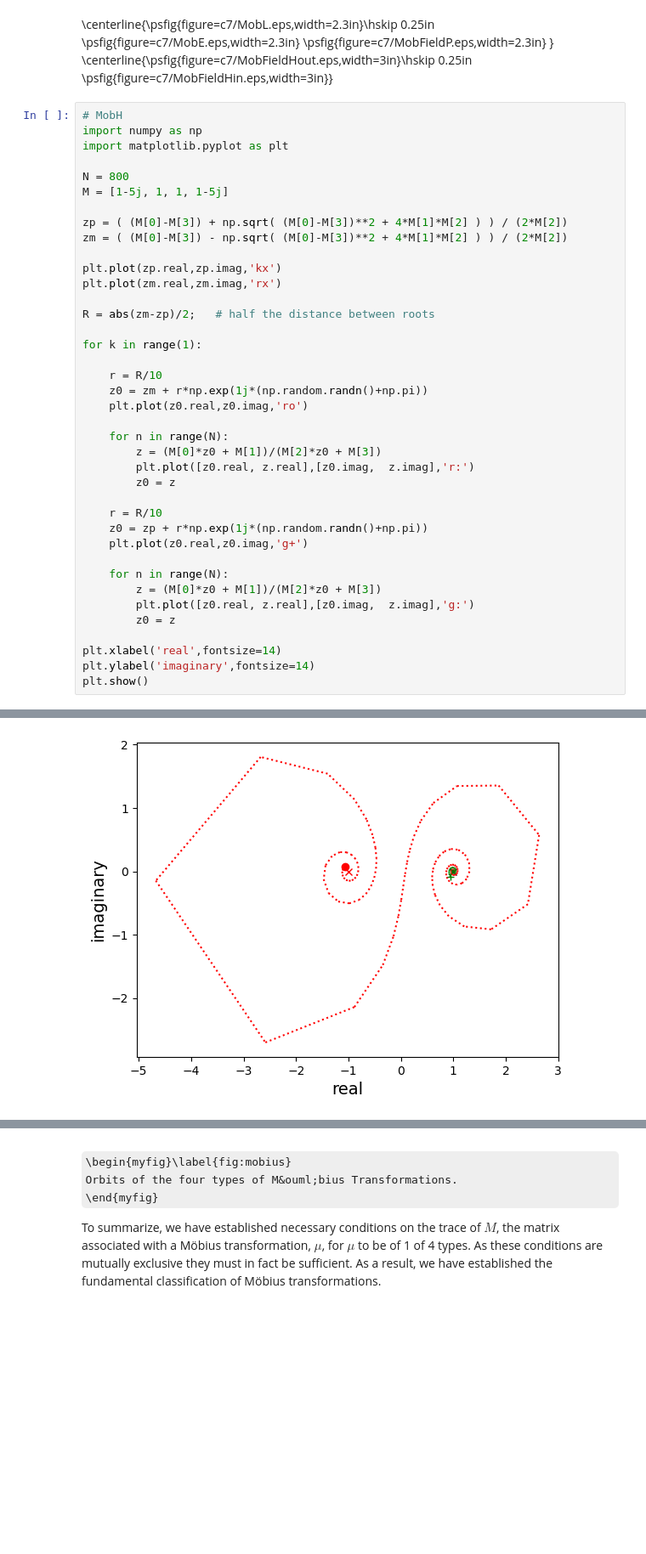
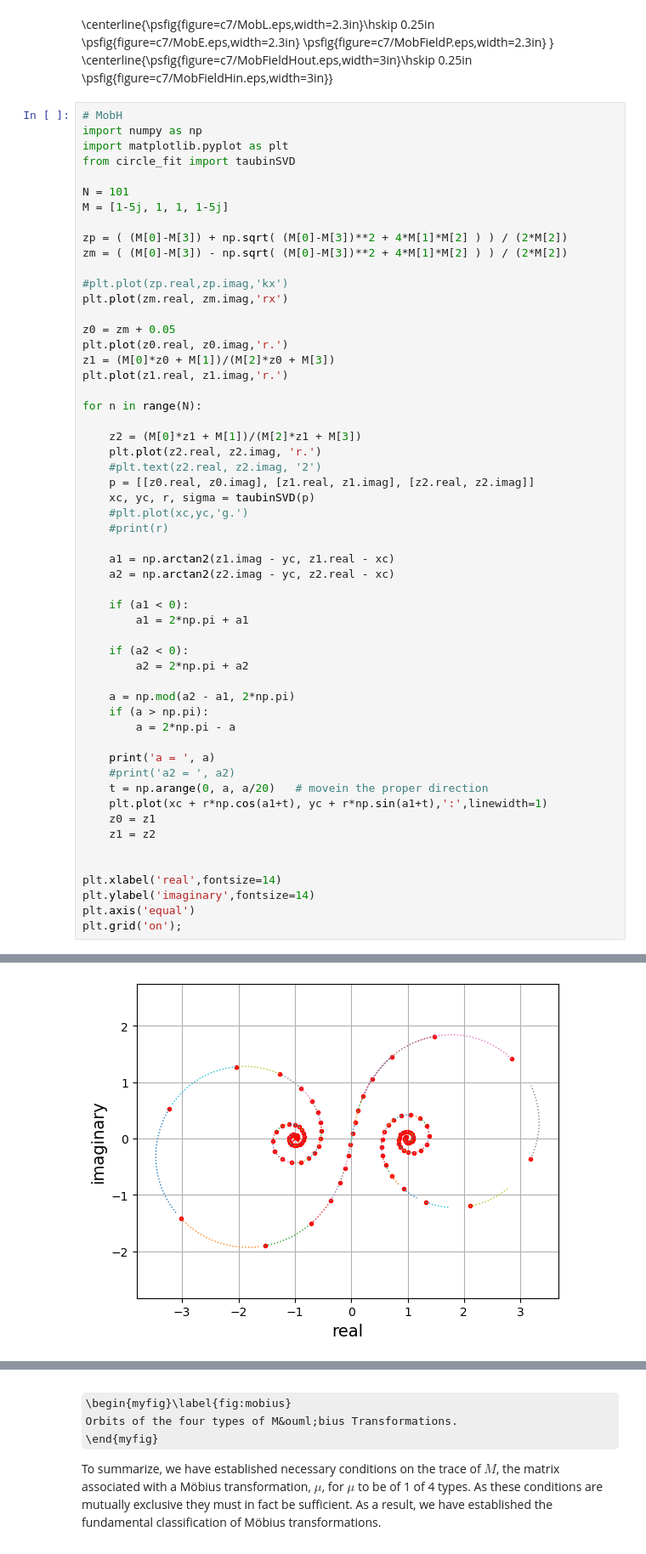
Before and after one commit to steve-cox-LA/JLA, a Jupyter notebook: TransPlane/1.7.MobiusTransformations.ipynb, the cells around one changed output, grey strips where cells are left out. Shown at 85% size. Cells and saved outputs as stored; diff of their text form; some formulas as TeX source; blank space fills up the shorter version.

```diff
--- a/TransPlane/1.7.MobiusTransformations.ipynb
+++ b/TransPlane/1.7.MobiusTransformations.ipynb
@@ -400,39 +400,55 @@ in Figure \ref{fig:mobius}(D).
 # MobH
 import numpy as np
 import matplotlib.pyplot as plt
+from circle_fit import taubinSVD
 
-N = 800
+N = 101
 M = [1-5j, 1, 1, 1-5j]
 
 zp = ( (M[0]-M[3]) + np.sqrt( (M[0]-M[3])**2 + 4*M[1]*M[2] ) ) / (2*M[2])
 zm = ( (M[0]-M[3]) - np.sqrt( (M[0]-M[3])**2 + 4*M[1]*M[2] ) ) / (2*M[2])
 
-plt.plot(zp.real,zp.imag,'kx')
-plt.plot(zm.real,zm.imag,'rx')
+#plt.plot(zp.real,zp.imag,'kx')
+plt.plot(zm.real, zm.imag,'rx')
 
-R = abs(zm-zp)/2;   # half the distance between roots
+z0 = zm + 0.05
+plt.plot(z0.real, z0.imag,'r.')
+z1 = (M[0]*z0 + M[1])/(M[2]*z0 + M[3])
+plt.plot(z1.real, z1.imag,'r.')
 
-for k in range(1):
+for n in range(N):
 
-    r = R/10
-    z0 = zm + r*np.exp(1j*(np.random.randn()+np.pi))
-    plt.plot(z0.real,z0.imag,'ro')
+    z2 = (M[0]*z1 + M[1])/(M[2]*z1 + M[3])
+    plt.plot(z2.real, z2.imag, 'r.')
+    #plt.text(z2.real, z2.imag, '2')
+    p = [[z0.real, z0.imag], [z1.real, z1.imag], [z2.real, z2.imag]]
+    xc, yc, r, sigma = taubinSVD(p)
+    #plt.plot(xc,yc,'g.')
+    #print(r)
 
-    for n in range(N):
-        z = (M[0]*z0 + M[1])/(M[2]*z0 + M[3])
-        plt.plot([z0.real, z.real],[z0.imag,  z.imag],'r:')
-        z0 = z
+    a1 = np.arctan2(z1.imag - yc, z1.real - xc)
+    a2 = np.arctan2(z2.imag - yc, z2.real - xc)
 
-    r = R/10
-    z0 = zp + r*np.exp(1j*(np.random.randn()+np.pi))
-    plt.plot(z0.real,z0.imag,'g+')
+    if (a1 < 0):
+        a1 = 2*np.pi + a1
 
-    for n in range(N):
-        z = (M[0]*z0 + M[1])/(M[2]*z0 + M[3])
-        plt.plot([z0.real, z.real],[z0.imag,  z.imag],'g:')
-        z0 = z
+    if (a2 < 0):
+        a2 = 2*np.pi + a2
+
+    a = np.mod(a2 - a1, 2*np.pi)
+    if (a > np.pi):
+        a = 2*np.pi - a
+
+    print('a = ', a)
+    #print('a2 = ', a2)
+    t = np.arange(0, a, a/20)   # movein the proper direction
+    plt.plot(xc + r*np.cos(a1+t), yc + r*np.sin(a1+t),':',linewidth=1)
+    z0 = z1
+    z1 = z2
+
 
 plt.xlabel('real',fontsize=14)
 plt.ylabel('imaginary',fontsize=14)
-plt.show()
+plt.axis('equal')
+plt.grid('on');
 # %% [output]
@@ -439 +472 @@ plt.show()
-[figure, old version]
+[figure, new version]
```
Also changed, not shown: parts of 3 cells of this notebook.
